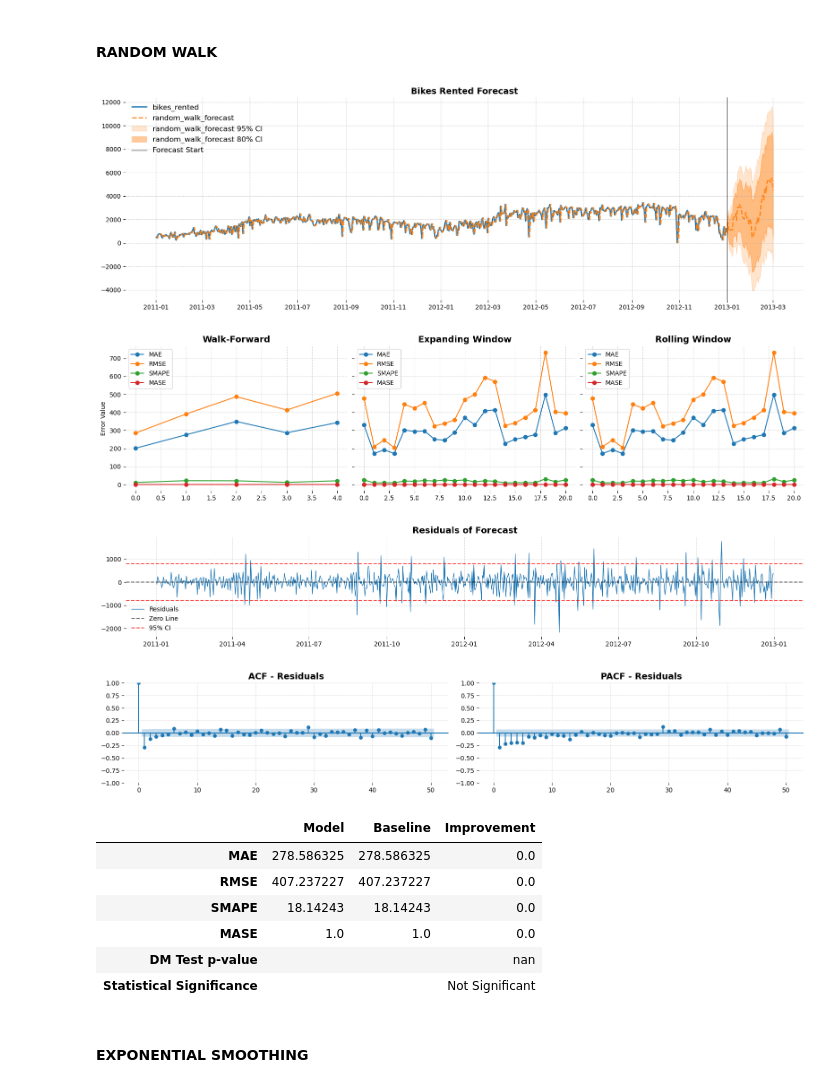
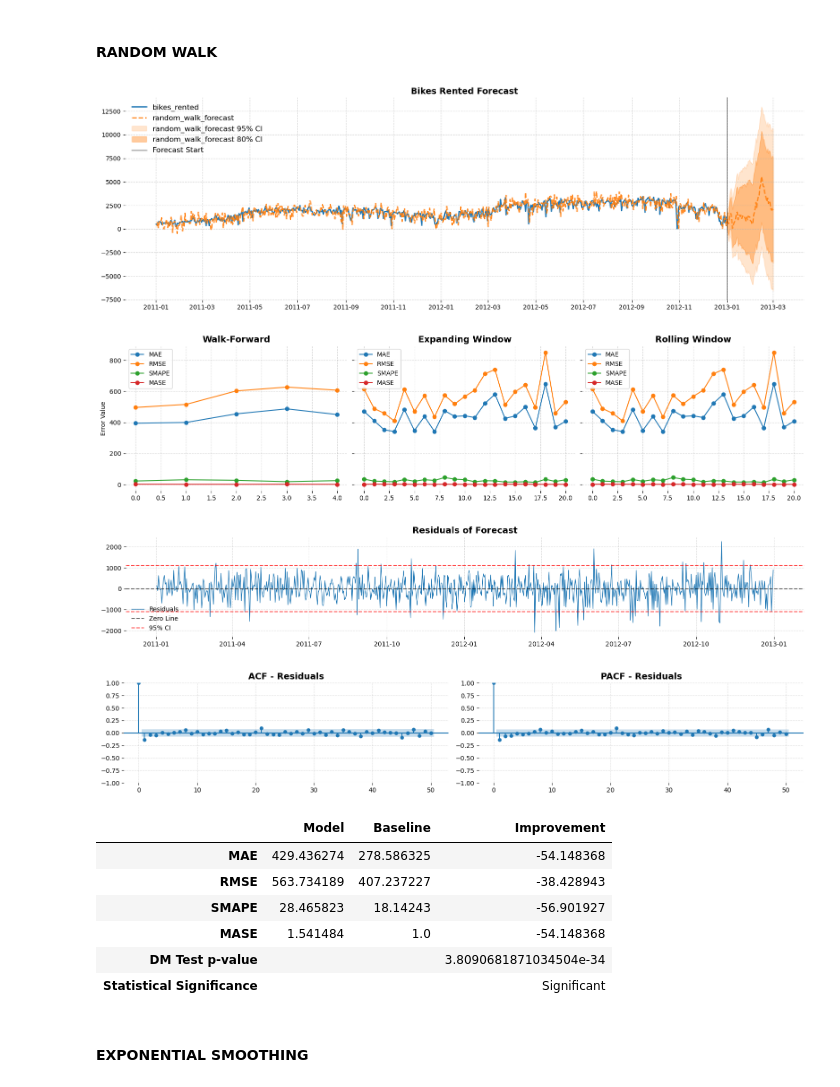
Before and after one commit to EAlmazanG/forecast-incremental-workflow, a Jupyter notebook: notebooks/forecast_day.ipynb, the cells around one changed output. Drawn from its saved outputs; the diff is of its cells as text; code cells hidden in the pictures.

Commit message:
fix random walk

```diff
--- a/notebooks/forecast_day.ipynb
+++ b/notebooks/forecast_day.ipynb
@@ -1165,48 +764,49 @@ Name: bikes_rented, Length: 121, dtype: float64
 # %% [markdown]
 #### RANDOM WALK
 # %%
-def random_walk_forecast(df, forecast_column, date_column="date", steps=30):
+def random_walk_forecast(df, forecast_column, date_column="date", steps=30, drift=True):
     df_forecast = df.copy()
     df_forecast[date_column] = pd.to_datetime(df_forecast[date_column])
 
-    df_forecast["random_walk_forecast"] = df_forecast[forecast_column].shift(1)
+    df_forecast["random_walk_forecast"] = np.nan
     df_forecast["is_future_forecast"] = False
 
     time_deltas = df_forecast[date_column].diff().dropna()
     most_common_delta = time_deltas.mode()[0] if not time_deltas.empty else pd.Timedelta(days=1)
 
     last_date = df_forecast[date_column].iloc[-1]
-    last_value = df_forecast[forecast_column].iloc[-1]
-
     future_dates = [last_date + most_common_delta * i for i in range(1, steps + 1)]
 
     std_dev = df_forecast[forecast_column].diff().std()
-    random_steps = np.random.normal(0, std_dev, size=steps)
+    mean_drift = df_forecast[forecast_column].diff().mean() if drift else 0
 
+    df_forecast["random_walk_forecast"] = df_forecast[forecast_column].shift(1) + mean_drift + np.random.normal(0, std_dev, size=len(df_forecast))
+
+    future_noise = np.random.normal(0, std_dev, size=steps)
     future_forecast = pd.DataFrame(index=range(steps), columns=df.columns)
     future_forecast[date_column] = future_dates
     future_forecast[forecast_column] = None
-    future_forecast["random_walk_forecast"] = last_value + np.cumsum(random_steps)
+    future_forecast["random_walk_forecast"] = df_forecast[forecast_column].iloc[-1] + np.cumsum(mean_drift + future_noise)
     future_forecast["is_future_forecast"] = True
 
     df_final = pd.concat([df_forecast, future_forecast], ignore_index=True)
 
     return df_final
 # %%
-df_random_walk_forecast = random_walk_forecast(df_transformed, forecast_column, steps=60)
+df_random_walk_forecast = random_walk_forecast(df_transformed, forecast_column, steps=60, drift=False)
 random_walk_forecast_metrics, random_walk_forecast_comparison_results = validate_forecast(df_naive=df_naive_forecast, df_forecast=df_random_walk_forecast, df_baseline=df_naive_forecast, to_forecast_column = forecast_column, forecasted_column = 'random_walk_forecast')
 # %% [output]
-[figure, old version]
+[figure, new version]
-[figure, old version]
+[figure, new version]
-[figure, old version]
+[figure, new version]
-[figure, old version]
+[figure, new version]
 |  | Model | Baseline | Improvement |
-| MAE | 278.586325 | 278.586325 | 0.0 |
-| RMSE | 407.237227 | 407.237227 | 0.0 |
-| SMAPE | 18.14243 | 18.14243 | 0.0 |
-| MASE | 1.0 | 1.0 | 0.0 |
-| DM Test p-value |  |  | nan |
-| Statistical Significance |  |  | Not Significant |
+| MAE | 429.436274 | 278.586325 | -54.148368 |
+| RMSE | 563.734189 | 407.237227 | -38.428943 |
+| SMAPE | 28.465823 | 18.14243 | -56.901927 |
+| MASE | 1.541484 | 1.0 | -54.148368 |
+| DM Test p-value |  |  | 3.8090681871034504e-34 |
+| Statistical Significance |  |  | Significant |
 # %% [markdown]
 #### EXPONENTIAL SMOOTHING
 # %% [markdown]
```
Also changed, not shown: parts of 28 cells of this notebook.
